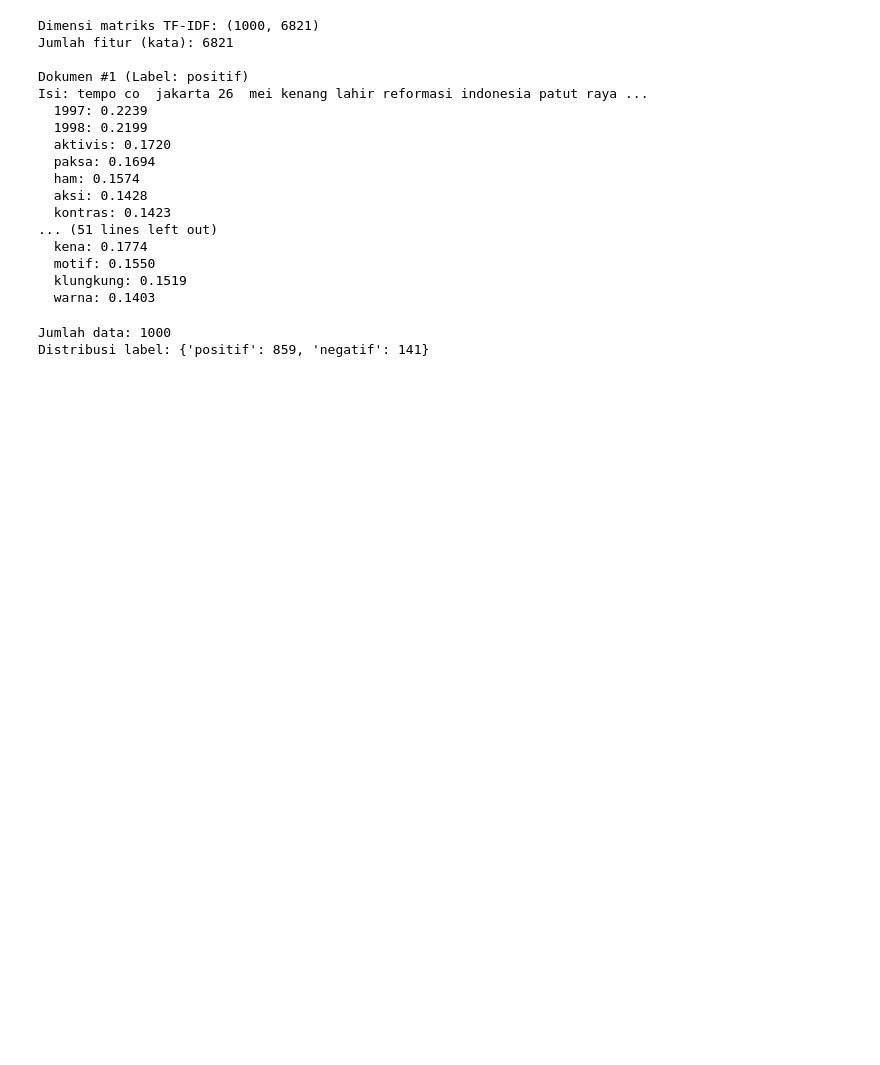
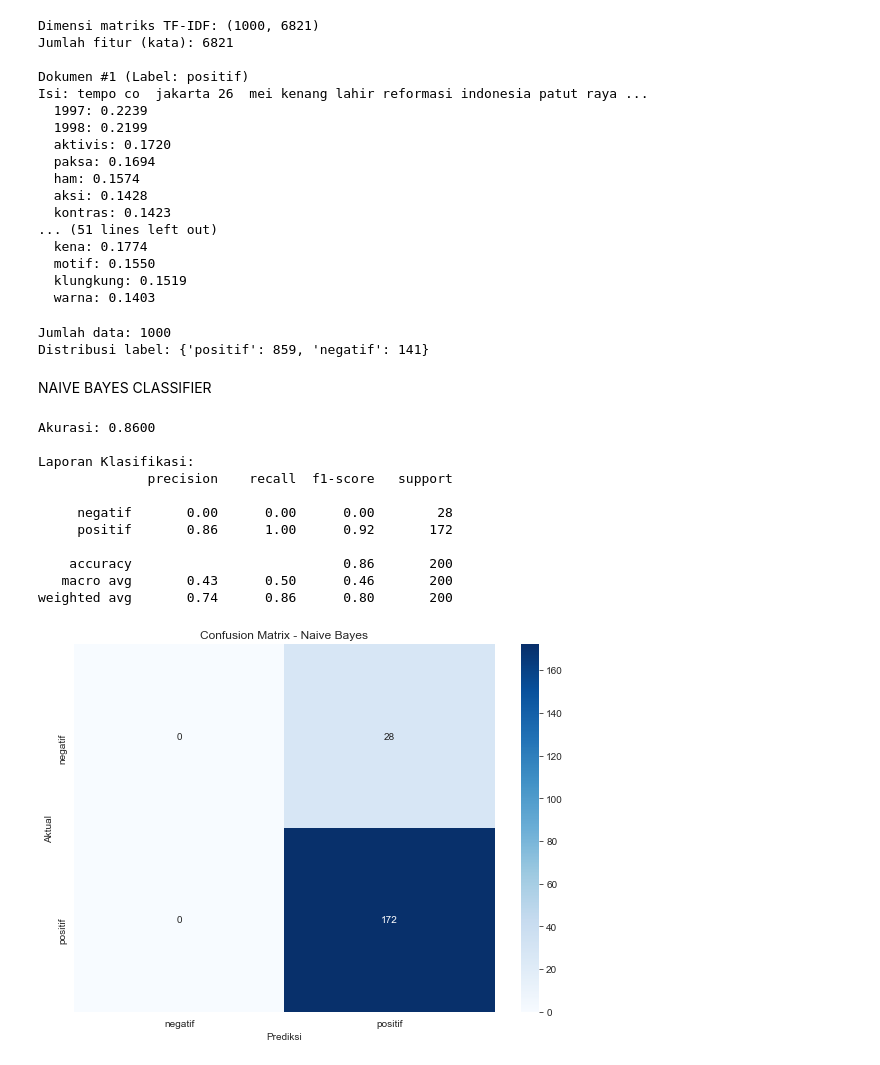
Before and after one commit to adindasyv/skripsi_2025, a Jupyter notebook: try_sampling_skripsi.ipynb, the cells around one changed output. Cells and saved outputs as stored; diff of their text form; code cells hidden in the pictures; blank space fills up the shorter version.

Commit message:
add try naive bayes classifier

```diff
--- a/try_sampling_skripsi.ipynb
+++ b/try_sampling_skripsi.ipynb
@@ -505,3 +505,5 @@ print(f"Distribusi label: {pd.Series(y).value_counts().to_dict()}")
 # %% [output]
 Jumlah data: 1000
 Distribusi label: {'positif': 859, 'negatif': 141}
+# %% [markdown]
+NAIVE BAYES CLASSIFIER
@@ -507,0 +524,49 @@ Distribusi label: {'positif': 859, 'negatif': 141}
+# %%
+# Bagi data menjadi training dan testing (80:20)
+X_train, X_test, y_train, y_test = train_test_split(
+    tfidf_matrix, y, test_size=0.2, random_state=42, stratify=y)
+# %%
+# Inisialisasi dan latih model Naive Bayes
+nb_classifier = MultinomialNB()
+nb_classifier.fit(X_train, y_train)
+
+# Prediksi pada data testing
+y_pred = nb_classifier.predict(X_test)
+# %%
+# Evaluasi model
+accuracy = accuracy_score(y_test, y_pred)
+conf_matrix = confusion_matrix(y_test, y_pred)
+class_report = classification_report(y_test, y_pred, target_names=['negatif', 'positif'])
+
+# Tampilkan hasil evaluasi
+print(f"Akurasi: {accuracy:.4f}")
+print("\nLaporan Klasifikasi:")
+print(class_report)
+
+# Visualisasi confusion matrix
+plt.figure(figsize=(8, 6))
+sns.heatmap(conf_matrix, annot=True, fmt='d', cmap='Blues',
+            xticklabels=['negatif', 'positif'],
+            yticklabels=['negatif', 'positif'])
+plt.xlabel('Prediksi')
+plt.ylabel('Aktual')
+plt.title('Confusion Matrix - Naive Bayes')
+plt.tight_layout()
+plt.show()
+
+# Simpan model untuk penggunaan masa depan
+with open('naive_bayes_model.pkl', 'wb') as f:
+    pickle.dump(nb_classifier, f)
+# %% [output]
+Akurasi: 0.8600
+
+Laporan Klasifikasi:
+              precision    recall  f1-score   support
+
+     negatif       0.00      0.00      0.00        28
+     positif       0.86      1.00      0.92       172
+
+    accuracy                           0.86       200
+   macro avg       0.43      0.50      0.46       200
+weighted avg       0.74      0.86      0.80       200
+[figure, added]
```
Also changed, not shown: parts of 2 cells of this notebook.
